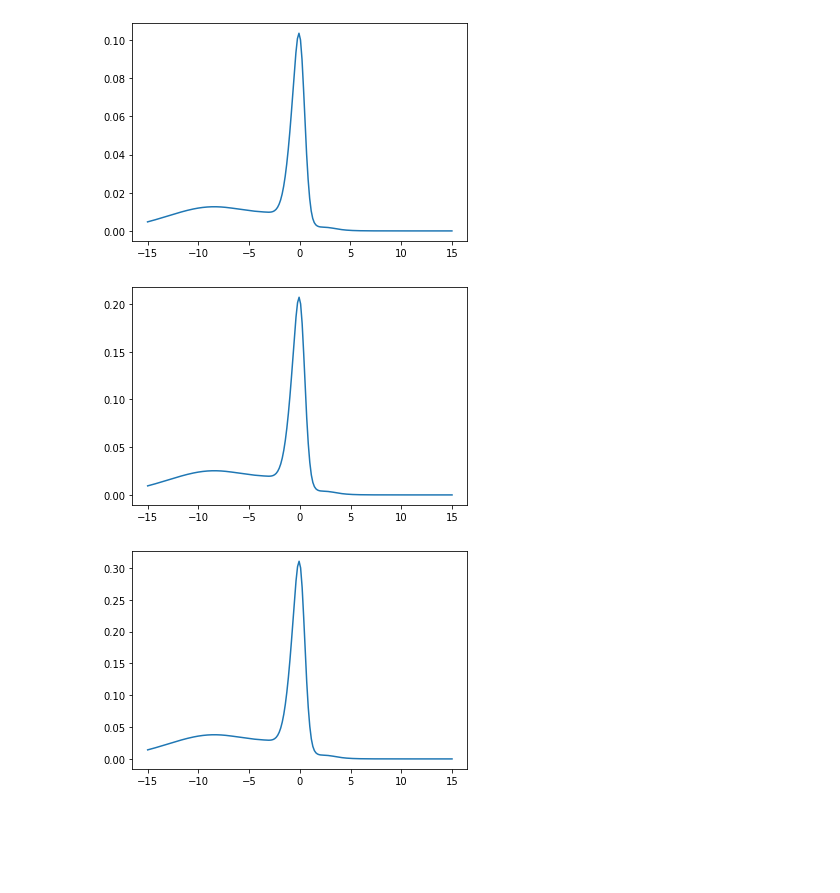
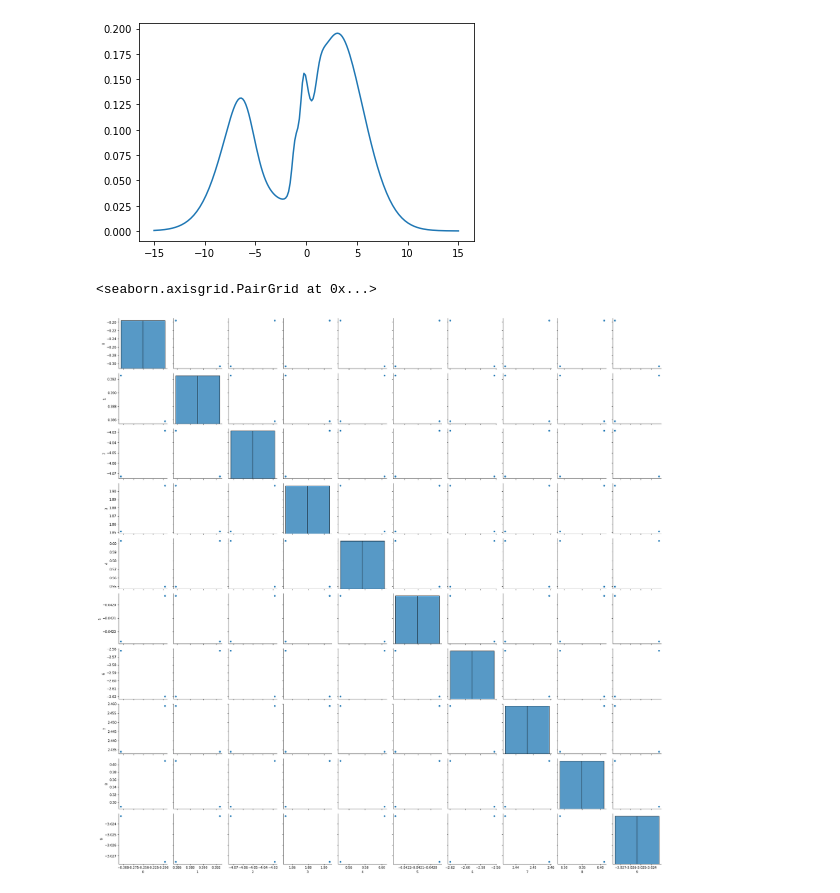
Before and after one commit to ElouanARGOUARCH/SBI, a Jupyter notebook: MALA_MCMC.ipynb, the cells around one changed output. Saved outputs shown, nothing was run; the diff lists cells and outputs as text; code cells hidden in the pictures; blank space fills up the shorter version.

```diff
--- a/MALA_MCMC.ipynb
+++ b/MALA_MCMC.ipynb
@@ -12,11 +12,12 @@ plt.show()
 # %%
-from models import NDRE
-structure = [10,10]
+from models_dif import DIFDensityEstimator
+architecture = DIFDensityEstimator
+structure = 10
 # %%
 from prettytable import PrettyTable
 
 def count_parameters(structure):
-    model = NDRE(data, structure)
+    model = architecture(data, structure)
     table = PrettyTable(["Modules", "Parameters"])
     total_params = 0
     for name, parameter in model.named_parameters():
@@ -78,5 +102,5 @@ target_log_densities = [interpolation(t, compute_log_p_phi_D) for t in range(T)]
 # %%
-from sequential_sampler import SMCSampler1
-smc = SMCSampler1(target_log_densities, phi0, w0)
+from sequential_sampler import SMCSampler2
+smc = SMCSampler2(target_log_densities, phi0, w0)
 smc.sample()
 samples = smc.particles[-1]
@@ -85,24 +106,0 @@ RuntimeError: [enforce fail at C:\actions-runner\_work\pytorch\pytorch\builder\w
-# %%
-def from_phi_to_model(phi):
-    model = NDRE(data, structure)
-    current = 0
-    for name, param in model.state_dict().items():
-        num_element = param.numel()
-        param_to_set = phi[current:current+num_element].reshape(param.shape)
-        current += num_element
-        param.copy_(param_to_set)
-    return model
-
-def from_model_to_phi(model):
-    phi = list([])
-    for name, param in model.state_dict().items():
-        phi+=(list(param.flatten()))
-    return torch.stack(phi, dim=-1)
-
-model = from_phi_to_model(samples[0])
-linspace = torch.linspace(-15.,15., 200)
-plt.plot(linspace, torch.exp(model.log_density(linspace.unsqueeze(-1))).detach().numpy())
-phi_0_prime = from_model_to_phi(model)
-model_prime = from_phi_to_model(phi_0_prime)
-linspace = torch.linspace(-15.,15., 200)
-plt.plot(linspace, torch.exp(model_prime.log_density(linspace.unsqueeze(-1))).detach().numpy())
@@ -112,14 +107,25 @@ plt.plot(linspace, torch.exp(model_prime.log_density(linspace.unsqueeze(-1))).de
 # %%
 from IPython.display import clear_output
 linspace = torch.linspace(-15.,15., 200)
 sum_density = torch.zeros(200)
-for i in range(3):
+dummy_model = architecture(data, structure)
+for i in range(samples.shape[0]):
+    clear_output(wait = True)
     plt.figure()
-    model = from_phi_to_model(samples[i])
+    model = from_phi_to_model(samples[i],dummy_model)
     sum_density = sum_density + torch.exp(model.log_density(linspace.unsqueeze(-1)))
     plt.plot(linspace, sum_density.detach().numpy())
     plt.show()
 # %% [output]
-[figure, old version]
+[figure, new version]
-[figure, removed]
-[figure, removed]
+# %%
+import seaborn as sns
+import pandas as pd
+dim_displayed = 10
+perm = torch.randperm(number_param)
+g = sns.PairGrid(pd.DataFrame(samples[:,perm][:,:dim_displayed].detach().numpy()))
+g.map_diag(sns.histplot)
+g.map_offdiag(sns.scatterplot)
+# %% [output]
+<seaborn.axisgrid.PairGrid at 0x...>
+[figure, added]
```
Also changed, not shown: parts of 8 cells of this notebook, 10 other files.
